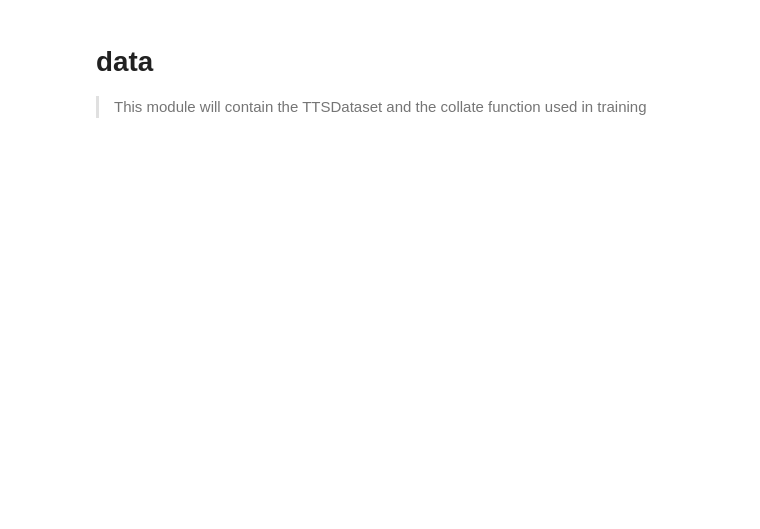
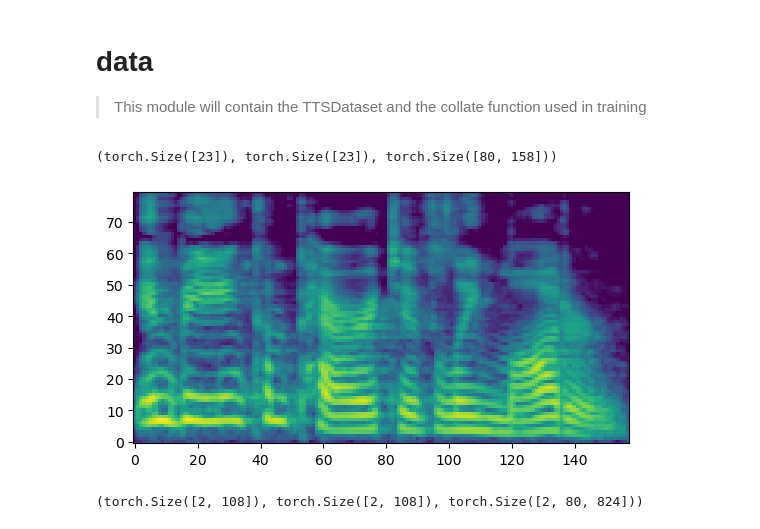
Before and after one commit to ahadjawaid/fastspeech, a Jupyter notebook: nbs/05_data.ipynb, the cells around one changed output. Cells and saved outputs as stored; diff of their text form; code cells hidden in the pictures; blank space fills up the shorter version.

Commit message:
created dataset and collate_fn

```diff
--- a/nbs/05_data.ipynb
+++ b/nbs/05_data.ipynb
@@ -12,0 +87,14 @@ import librosa
+# %%
+#| hide
+path = "../sample_data"
+path_vocab = "../sample_data/cmudict-0.7b.symbols.txt"
+# %%
+ds = TTSDataset(path, path_vocab, preload=True,
+                stats={'max': 100., 'min': .01, "top_db": 35})
+
+phones, duration, mel = ds[0]
+show_mel(ds.norm.denormalize(mel))
+phones.shape, duration.shape, mel.shape
+# %% [output]
+(torch.Size([23]), torch.Size([23]), torch.Size([80, 158]))
+[figure, added]
@@ -13,3 +110,11 @@ import librosa
+# %%
+dl = DataLoader(ds, 2, collate_fn=partial(collate_fn, pad_num=ds.vocab.pad_num))
+
+for phones, durations, mels in dl: break
+
+phones.shape, durations.shape, mels.shape
+# %% [output]
+(torch.Size([2, 108]), torch.Size([2, 108]), torch.Size([2, 80, 824]))
 # %%
 #| hide
 import nbdev; nbdev.nbdev_export()
```
Also changed, not shown: parts of 4 cells of this notebook, 6 other files.
